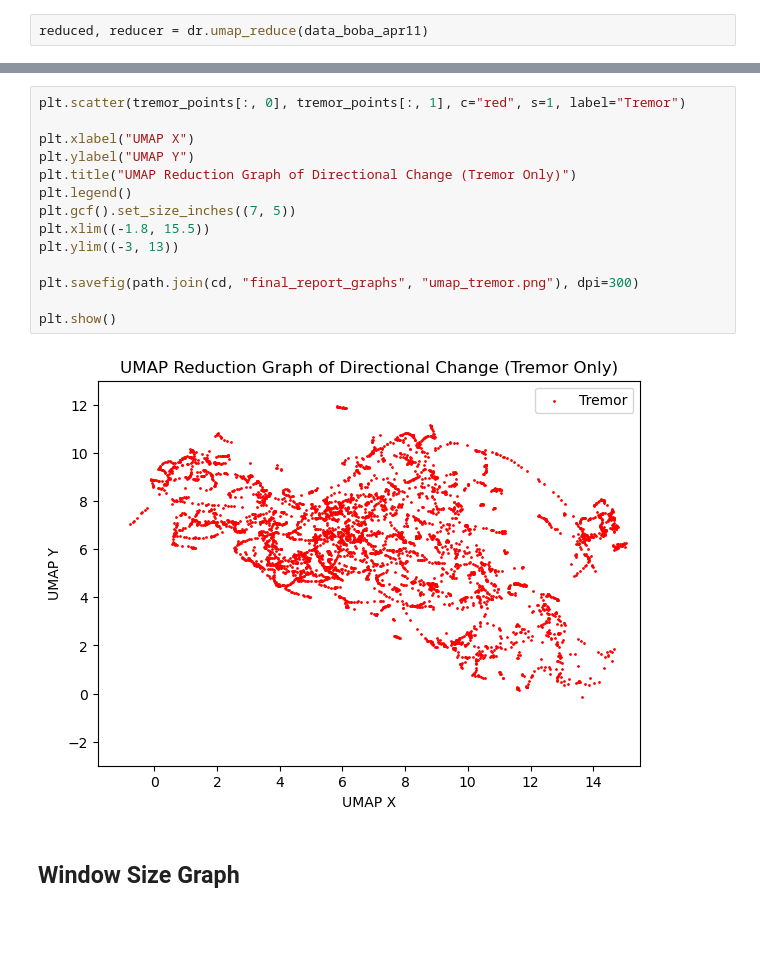
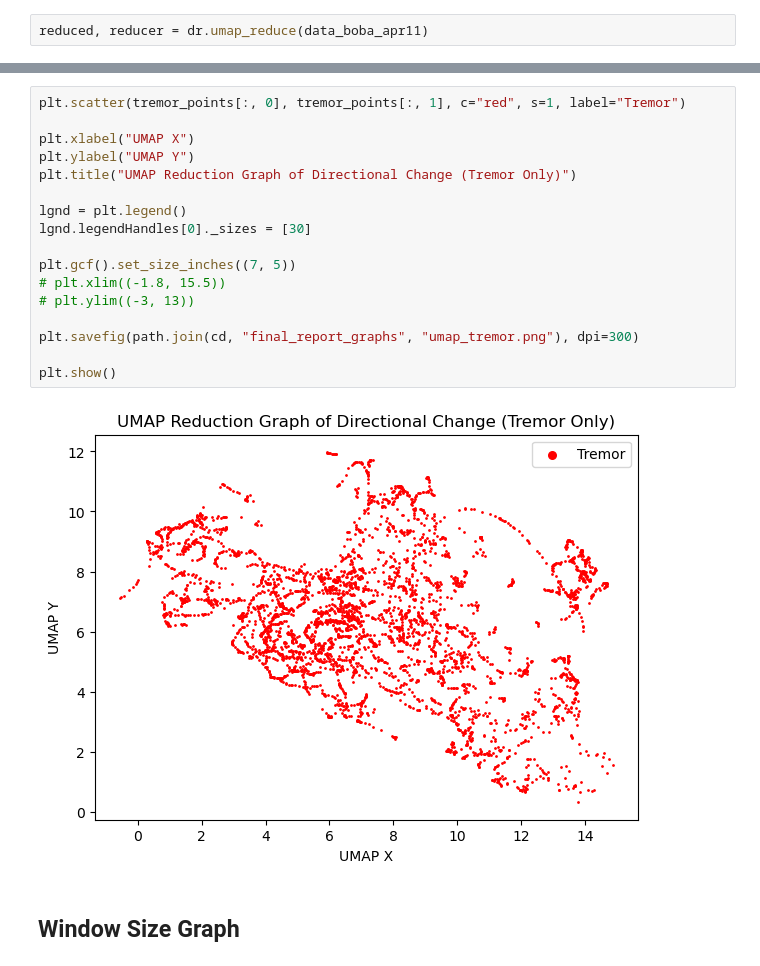
Before and after one commit to russell-ykh/monke, a Jupyter notebook: final_report.ipynb, the cells around one changed output, grey strips where cells are left out. Saved outputs shown, nothing was run; the diff lists cells and outputs as text; blank space fills up the shorter version.

```diff
--- a/final_report.ipynb
+++ b/final_report.ipynb
@@ -138,19 +150,22 @@ plt.show()
 # %%
 plt.scatter(tremor_points[:, 0], tremor_points[:, 1], c="red", s=1, label="Tremor")
 
 plt.xlabel("UMAP X")
 plt.ylabel("UMAP Y")
 plt.title("UMAP Reduction Graph of Directional Change (Tremor Only)")
-plt.legend()
+
+lgnd = plt.legend()
+lgnd.legendHandles[0]._sizes = [30]
+
 plt.gcf().set_size_inches((7, 5))
-plt.xlim((-1.8, 15.5))
-plt.ylim((-3, 13))
+# plt.xlim((-1.8, 15.5))
+# plt.ylim((-3, 13))
 
 plt.savefig(path.join(cd, "final_report_graphs", "umap_tremor.png"), dpi=300)
 
 plt.show()
 # %% [output]
-[figure, old version]
+[figure, new version]
 # %% [markdown]
 ## Window Size Graph
 # %%
```
Also changed, not shown: parts of 15 cells of this notebook, 19 other files.
